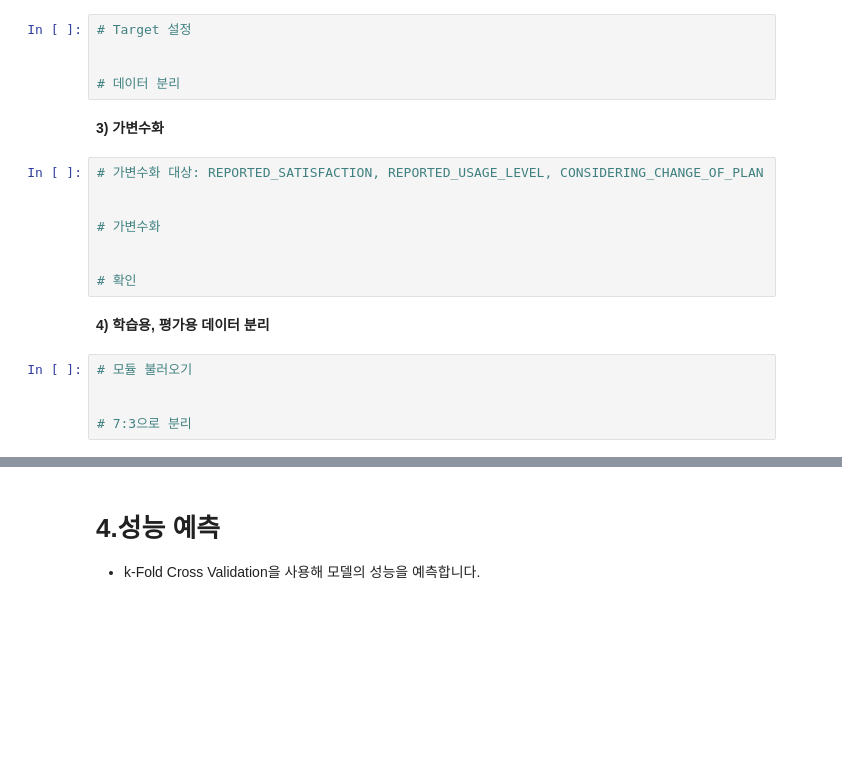
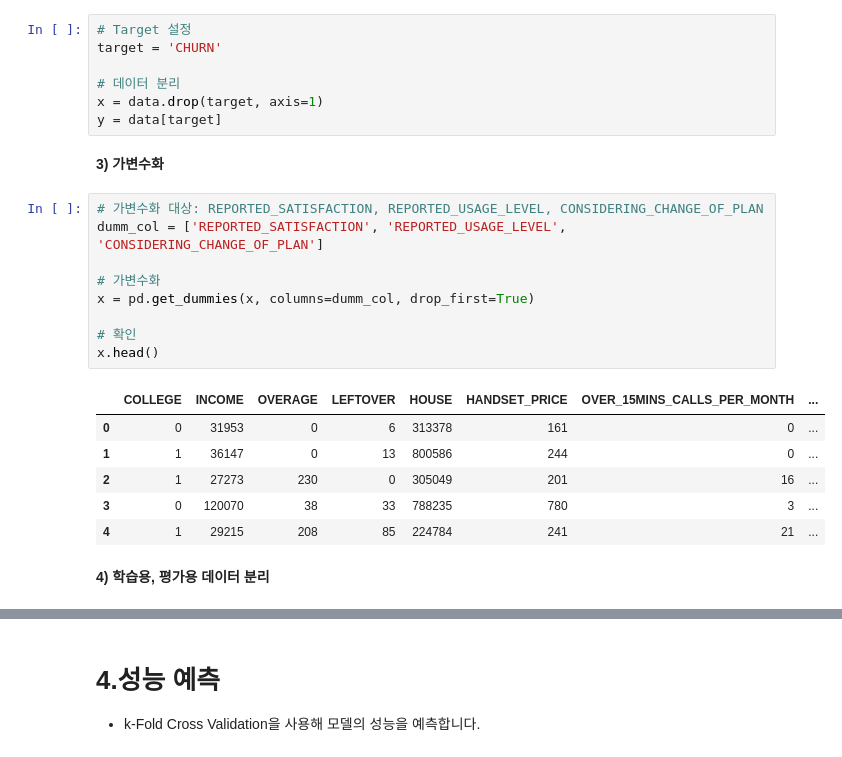
Before and after one commit to chrisseo2002/Machine_Learning, a Jupyter notebook: 익히기/실습04_06_GridSearch(결정트리,Mobile).ipynb, the cells around one changed output, grey strips where cells are left out. Drawn from its saved outputs; the diff is of its cells as text; blank space fills up the shorter version.

```diff
--- a/익히기/실습04_06_GridSearch(결정트리,Mobile).ipynb
+++ b/익히기/실습04_06_GridSearch(결정트리,Mobile).ipynb
@@ -53,23 +77,28 @@ data.head()
 **2) x, y 분리**
 # %%
 # Target 설정
-
+target = 'CHURN'
 
 # 데이터 분리
+x = data.drop(target, axis=1)
+y = data[target]
 # %% [markdown]
 **3) 가변수화**
 # %%
 # 가변수화 대상: REPORTED_SATISFACTION, REPORTED_USAGE_LEVEL, CONSIDERING_CHANGE_OF_PLAN
-
+dumm_col = ['REPORTED_SATISFACTION', 'REPORTED_USAGE_LEVEL', 'CONSIDERING_CHANGE_OF_PLAN']
 
 # 가변수화
-
+x = pd.get_dummies(x, columns=dumm_col, drop_first=True)
 
 # 확인
+x.head()
+# %% [output]
+|  | COLLEGE | INCOME | OVERAGE | LEFTOVER | HOUSE | HANDSET_PRICE | OVER_15MINS_CALLS_PER_MONTH | ... |
+| 0 | 0 | 31953 | 0 | 6 | 313378 | 161 | 0 | ... |
+| 1 | 1 | 36147 | 0 | 13 | 800586 | 244 | 0 | ... |
+| 2 | 1 | 27273 | 230 | 0 | 305049 | 201 | 16 | ... |
+| 3 | 0 | 120070 | 38 | 33 | 788235 | 780 | 3 | ... |
+| 4 | 1 | 29215 | 208 | 85 | 224784 | 241 | 21 | ... |
 # %% [markdown]
 **4) 학습용, 평가용 데이터 분리**
-# %%
-# 모듈 불러오기
-
-
-# 7:3으로 분리
```
Also changed, not shown: parts of 24 cells of this notebook, 7 other files.
